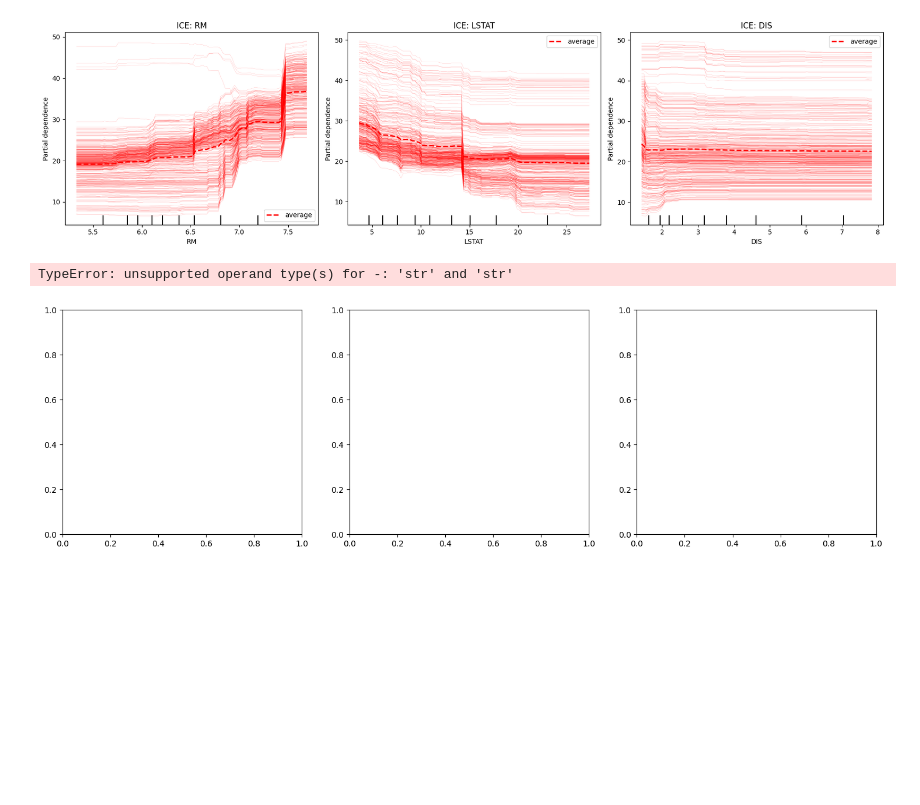
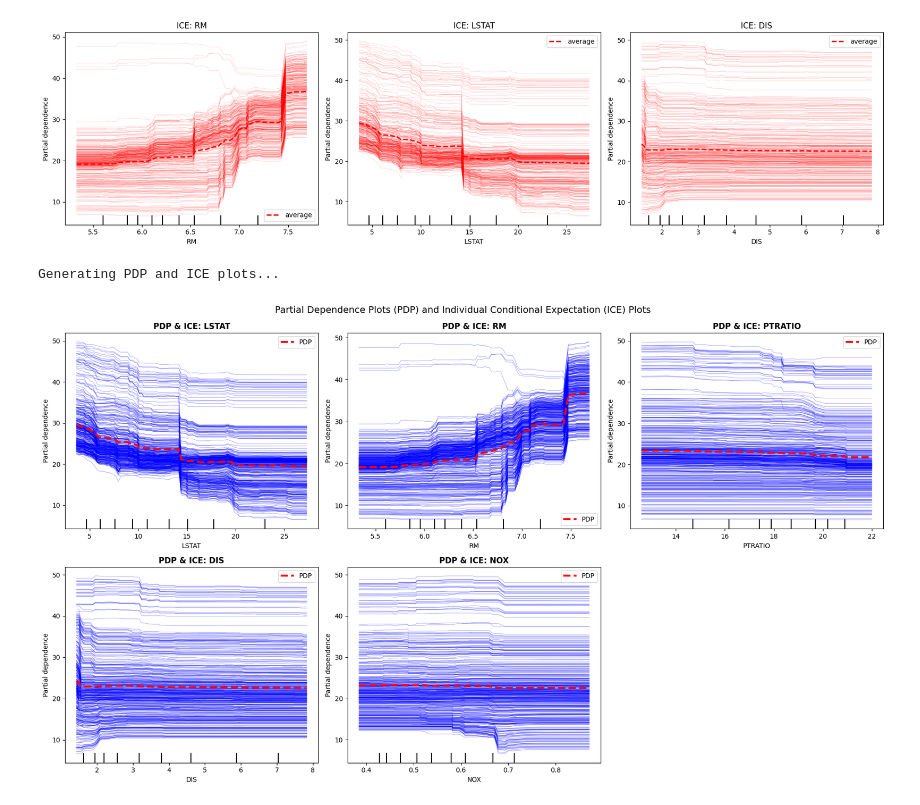
Before and after one commit to fanxu30/XAI, a Jupyter notebook: assn_4.ipynb, the cells around one changed output. Drawn from its saved outputs; the diff is of its cells as text; code cells hidden in the pictures; blank space fills up the shorter version.

```diff
--- a/assn_4.ipynb
+++ b/assn_4.ipynb
@@ -121,26 +86,37 @@ plt.tight_layout()
 plt.show()
 # %% [output]
 [figure]
-# %%
-# ALE plots
-fig, ax = plt.subplots(1, 3, figsize=(18, 5))
-
-for i, feature in enumerate(features):
-    ale = ALE(rf.predict, feature_names=X.columns)
-    exp = ale.explain(X_train.values)
-
-    ax[i].plot(exp.feature_values[i], exp.ale_values[i],
-               linewidth=3, color='green')
-    ax[i].fill_between(exp.feature_values[i],
-                      exp.ale_values[i] - exp.ale_values[i].std(),
-                      exp.ale_values[i] + exp.ale_values[i].std(),
-                      alpha=0.3, color='green')
-    ax[i].set_title(f'ALE: {feature}')
-    ax[i].set_ylabel('ALE')
-    ax[i].grid(True, alpha=0.3)
-
-plt.tight_layout()
-plt.show()
-# %% [output]
-TypeError: unsupported operand type(s) for -: 'str' and 'str'
-[figure, removed]
+# %%
+# Select key features for analysis based on correlation with target
+key_features = ['LSTAT', 'RM', 'PTRATIO', 'DIS', 'NOX']
+
+# PDP plots
+print("Generating PDP and ICE plots...")
+fig, axes = plt.subplots(2, 3, figsize=(18, 10))
+axes = axes.flatten()
+
+for i, feature in enumerate(key_features):
+    if i < len(axes):
+        PartialDependenceDisplay.from_estimator(
+            rf, X_train, [feature],
+            ax=axes[i], kind='both',
+            line_kw={'linewidth': 3, 'color': 'red', 'label': 'PDP'},
+            ice_lines_kw={'linewidth': 0.8, 'alpha': 0.3, 'color': 'blue'},
+            pd_line_kw={'linewidth': 3, 'color': 'red'}
+        )
+        axes[i].set_title(f'PDP & ICE: {feature}', fontsize=12, fontweight='bold')
+        axes[i].set_ylabel('Predicted MEDV ($1000s)')
+        axes[i].grid(True, alpha=0.3)
+        axes[i].legend()
+
+# Remove empty subplots
+for i in range(len(key_features), len(axes)):
+    fig.delaxes(axes[i])
+
+plt.tight_layout()
+plt.suptitle('Partial Dependence Plots (PDP) and Individual Conditional Expectation (ICE) Plots',
+             fontsize=14, y=1.02)
+plt.show()
+# %% [output]
+Generating PDP and ICE plots...
+[figure, added]
```
Also changed, not shown: parts of 2 cells of this notebook.
